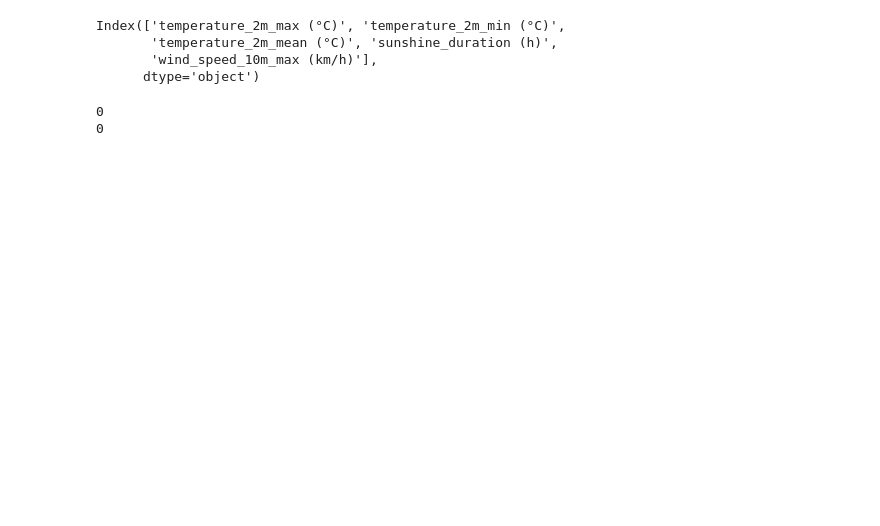
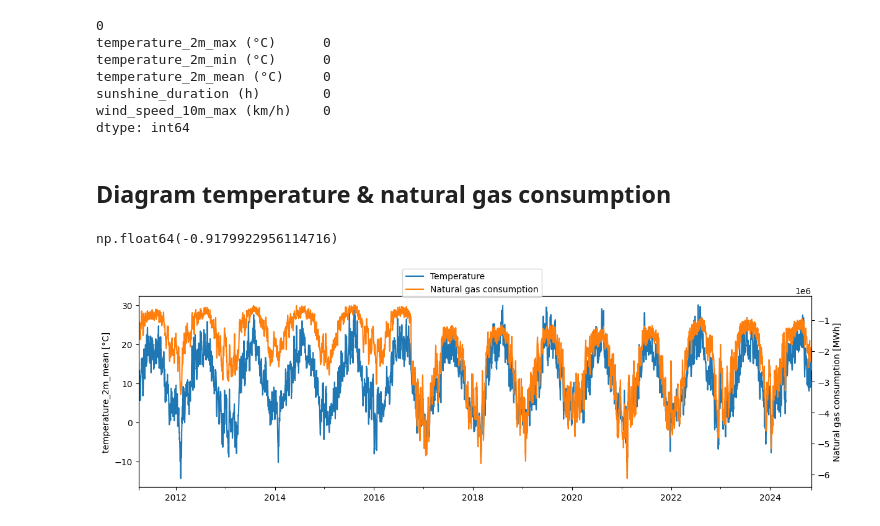
Before and after one commit to NeoSummit/Gas_consumption, a Jupyter notebook: code.ipynb, the cells around one changed output. Cells and saved outputs as stored; diff of their text form; code cells hidden in the pictures; blank space fills up the shorter version.

```diff
--- a/code.ipynb
+++ b/code.ipynb
@@ -65,25 +9,59 @@ def read_temperatures(file: str = "data/open-meteo-52.55N13.41E38m.csv") -> pd.S
-# %%
-ncg_consumption, gaspool_consumption, the_consumption = read_consumption()
-consumption_data = pd.concat([ncg_consumption.add(gaspool_consumption, fill_value=0), the_consumption])
-
-# avoir le premier et le dernier index de la série
-start_date = consumption_data.index[0].strftime("%Y-%m-%d")
-end_date = consumption_data.index[-1].strftime("%Y-%m-%d")
-
-temperature = read_temperatures()
-# afficher les colonnes du dataframe
-print(temperature.columns)
-temp_2m_max = temperature["temperature_2m_mean (°C)"]
-temp_2m_max = temp_2m_max[start_date:end_date] # avoir les dates des températures maximales à partir de start_date jusqu'à end_date
-# %% [output]
-Index(['temperature_2m_max (°C)', 'temperature_2m_min (°C)',
-       'temperature_2m_mean (°C)', 'sunshine_duration (h)',
-       'wind_speed_10m_max (km/h)'],
-      dtype='object')
+# %%
+ncg_consumption, gaspool_consumption, the_consumption = read_consumption()
+consumption_data = pd.concat([ncg_consumption.add(gaspool_consumption, fill_value=0), the_consumption])
+
+temperature = read_temperatures()
+
+consumption_data_clean = consumption_data.dropna()
+temperature_clean = temperature.dropna()
+
+common_index = consumption_data_clean.index.intersection(temperature_clean.index)
+
+consumption_data = consumption_data_clean.loc[common_index]
+temperature = temperature_clean.loc[common_index]
 # %%
 # compter les na dans les series
 print(consumption_data.isna().sum())
-print(temp_2m_max.isna().sum())
+print(temperature.isna().sum())
 # %% [output]
 0
-0
+temperature_2m_max (°C)      0
+temperature_2m_min (°C)      0
+temperature_2m_mean (°C)     0
+sunshine_duration (h)        0
+wind_speed_10m_max (km/h)    0
+dtype: int64
+# %% [markdown]
+## Diagram temperature & natural gas consumption
+# %%
+consumption_data.loc["2018/01/01":].corr(temperature["temperature_2m_mean (°C)"].loc["2018/01/01":])
+# %% [output]
+np.float64(-0.9179922956114716)
+# %%
+import os
+
+fig, ax1 = plt.subplots(figsize=(14, 4))
+ax2 = ax1.twinx()
+
+# For both, only show data in 2021 and 2022
+temperature["temperature_2m_mean (°C)"].plot(ax=ax1, color="tab:blue")
+(consumption_data * -1).plot(ax=ax2, color="tab:orange") # Invert the consumption axis
+
+# Labels and legend
+ax1.set_ylabel("temperature_2m_mean [°C]")
+ax2.set_ylabel("Natural gas consumption [MWh]")
+
+# Legend for both plots in one
+fig.legend(
+    labels=["Temperature", "Natural gas consumption"],
+
+    loc="upper center",
+)
+
+# Create directory if it does not exist
+os.makedirs("diagrams", exist_ok=True)
+
+# Save plot
+fig.savefig("diagrams/data_analysis_003_001.svg", format="svg", bbox_inches="tight")
+# %% [output]
+[figure, added]
```
Also changed, not shown: parts of 9 cells of this notebook, 1 other file.
